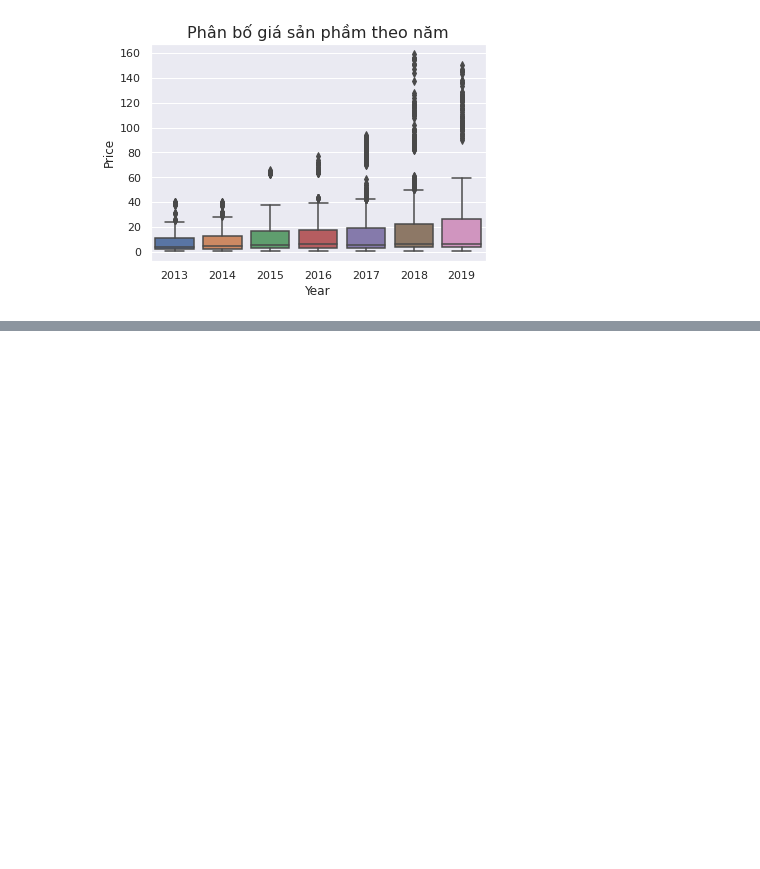
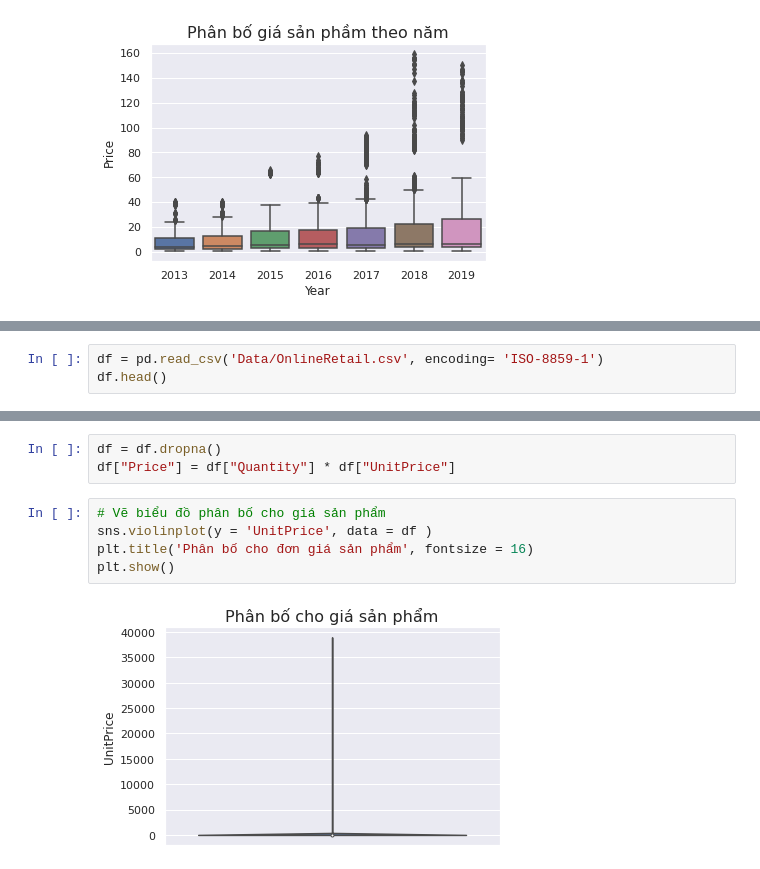
Before and after one commit to ShinNgao12/CodeGym_DA, a Jupyter notebook: Demo_Visualazation 3.ipynb, the cells around one changed output, grey strips where cells are left out. Saved outputs shown, nothing was run; the diff lists cells and outputs as text; blank space fills up the shorter version.

Commit message:
Demo Visualization3

```diff
--- a/Demo_Visualazation 3.ipynb
+++ b/Demo_Visualazation 3.ipynb
@@ -49,0 +52,3 @@ plt.show()
+# %%
+df = pd.read_csv('Data/OnlineRetail.csv', encoding= 'ISO-8859-1')
+df.head()
@@ -49,0 +62,10 @@ plt.show()
+# %%
+df = df.dropna()
+df["Price"] = df["Quantity"] * df["UnitPrice"]
+# %%
+# Vẽ biểu đồ phân bố cho giá sản phẩm
+sns.violinplot(y = 'UnitPrice', data = df )
+plt.title('Phân bố cho đơn giá sản phẩm', fontsize = 16)
+plt.show()
+# %% [output]
+[figure, added]
```
Also changed, not shown: parts of 10 cells of this notebook.
